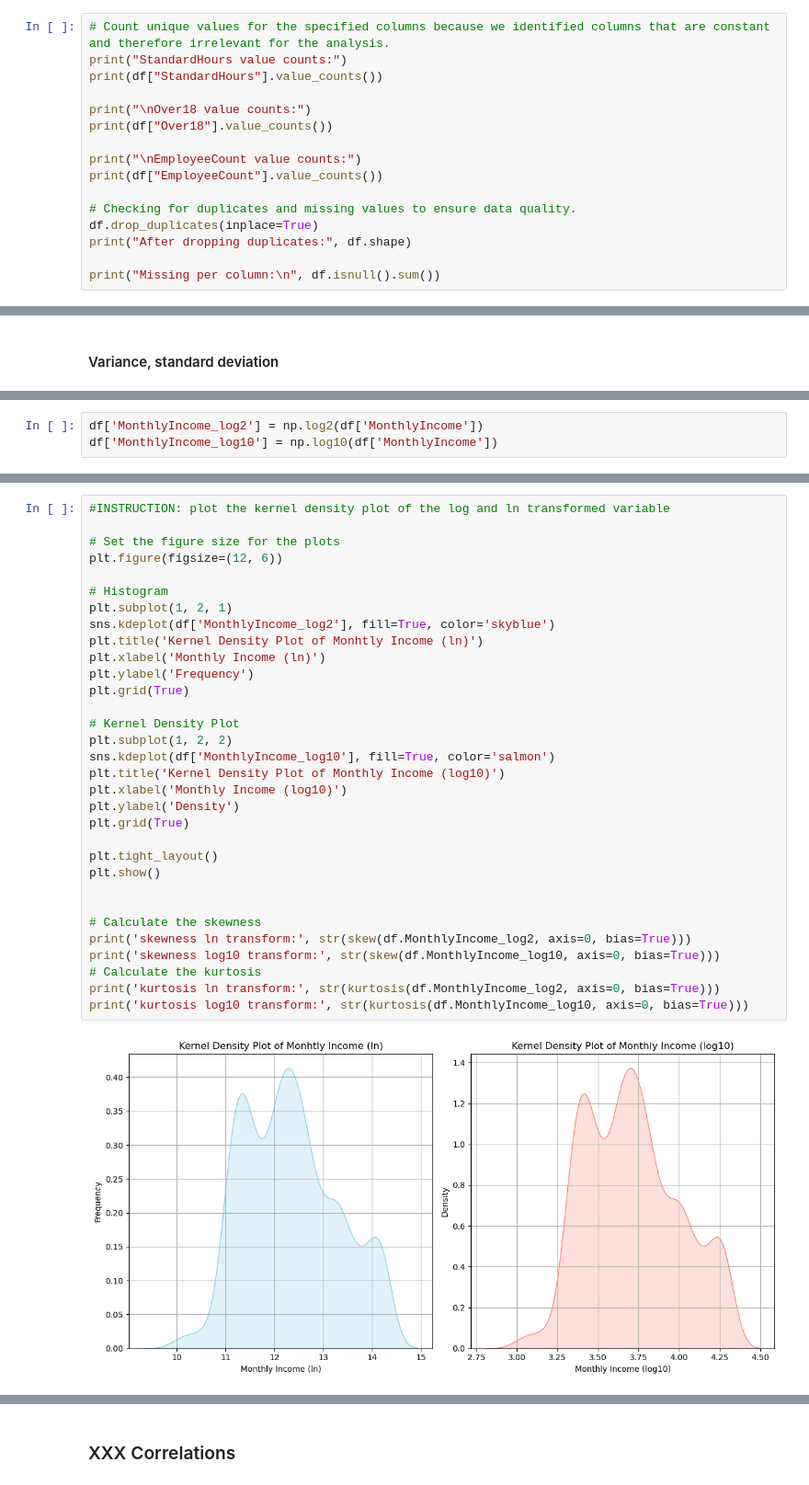
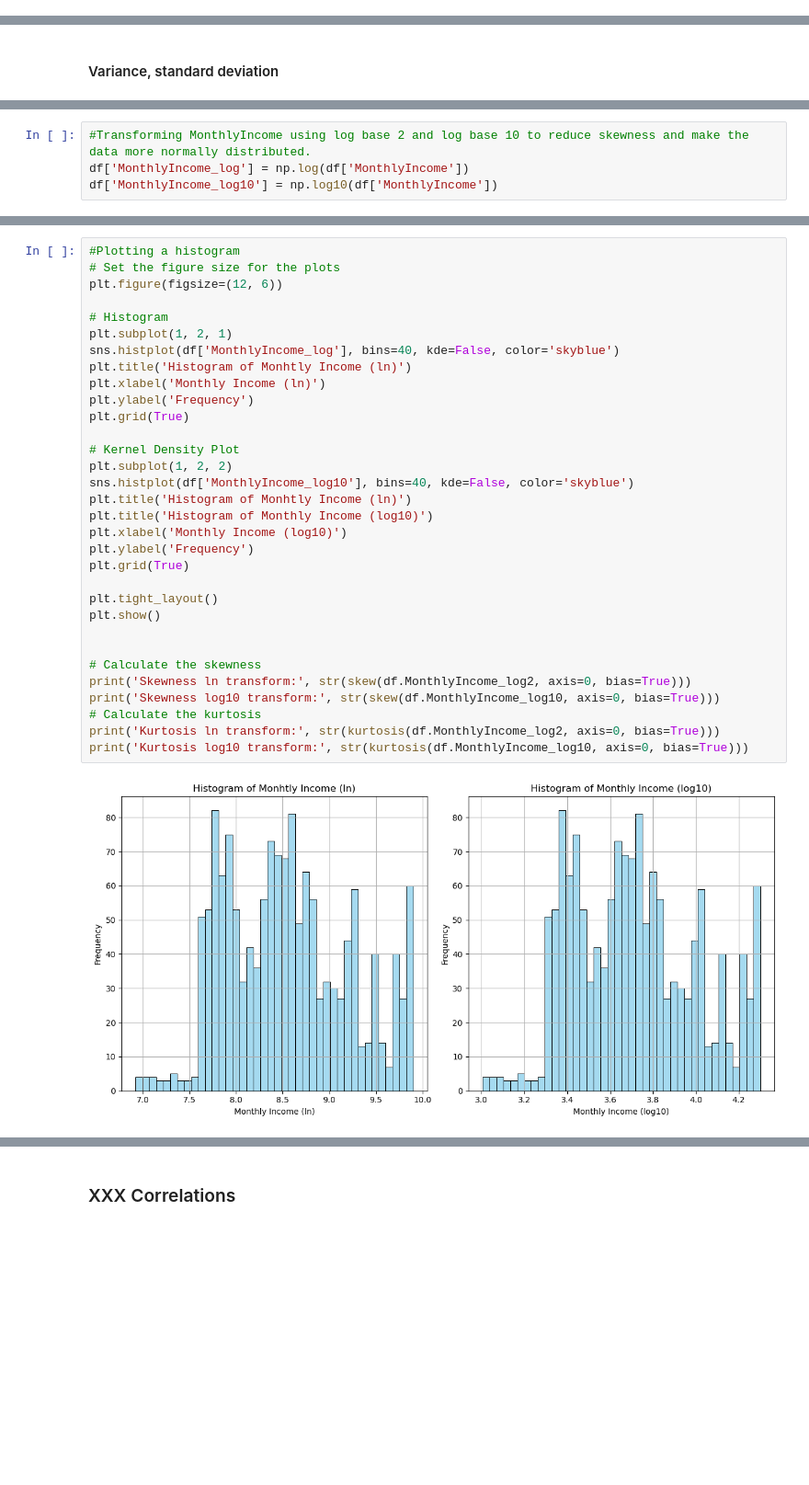
Before and after one commit to pepi151101/Research-Methods, a Jupyter notebook: Project 1.ipynb, the cells around one changed output, grey strips where cells are left out. Shown at 92% size. Drawn from its saved outputs; the diff is of its cells as text; blank space fills up the shorter version.

```diff
--- a/Project 1.ipynb
+++ b/Project 1.ipynb
@@ -124,19 +160,3 @@ print(df.head(20))
 17                        0                     0
 18                        3                     7
 19                        1                     2
-# %%
-# Count unique values for the specified columns because we identified columns that are constant and therefore irrelevant for the analysis.
-print("StandardHours value counts:")
-print(df["StandardHours"].value_counts())
-
-print("\nOver18 value counts:")
-print(df["Over18"].value_counts())
-
-print("\nEmployeeCount value counts:")
-print(df["EmployeeCount"].value_counts())
-
-# Checking for duplicates and missing values to ensure data quality.
-df.drop_duplicates(inplace=True)
-print("After dropping duplicates:", df.shape)
-
-print("Missing per column:\n", df.isnull().sum())
@@ -243,3 +468,4 @@ We can identify skewed data with more weight in the left tail of the distributio
 # %%
-df['MonthlyIncome_log2'] = np.log2(df['MonthlyIncome'])
+#Transforming MonthlyIncome using log base 2 and log base 10 to reduce skewness and make the data more normally distributed.
+df['MonthlyIncome_log'] = np.log(df['MonthlyIncome'])
 df['MonthlyIncome_log10'] = np.log10(df['MonthlyIncome'])
@@ -246,34 +496,34 @@ df['MonthlyIncome_log10'] = np.log10(df['MonthlyIncome'])
 # %%
-#INSTRUCTION: plot the kernel density plot of the log and ln transformed variable
-
+#Plotting a histogram
 # Set the figure size for the plots
 plt.figure(figsize=(12, 6))
 
 # Histogram
 plt.subplot(1, 2, 1)
-sns.kdeplot(df['MonthlyIncome_log2'], fill=True, color='skyblue')
-plt.title('Kernel Density Plot of Monhtly Income (ln)')
+sns.histplot(df['MonthlyIncome_log'], bins=40, kde=False, color='skyblue')
+plt.title('Histogram of Monhtly Income (ln)')
 plt.xlabel('Monthly Income (ln)')
 plt.ylabel('Frequency')
 plt.grid(True)
 
 # Kernel Density Plot
 plt.subplot(1, 2, 2)
-sns.kdeplot(df['MonthlyIncome_log10'], fill=True, color='salmon')
-plt.title('Kernel Density Plot of Monthly Income (log10)')
+sns.histplot(df['MonthlyIncome_log10'], bins=40, kde=False, color='skyblue')
+plt.title('Histogram of Monhtly Income (ln)')
+plt.title('Histogram of Monthly Income (log10)')
 plt.xlabel('Monthly Income (log10)')
-plt.ylabel('Density')
+plt.ylabel('Frequency')
 plt.grid(True)
 
 plt.tight_layout()
 plt.show()
 
 
 # Calculate the skewness
-print('skewness ln transform:', str(skew(df.MonthlyIncome_log2, axis=0, bias=True)))
-print('skewness log10 transform:', str(skew(df.MonthlyIncome_log10, axis=0, bias=True)))
+print('Skewness ln transform:', str(skew(df.MonthlyIncome_log2, axis=0, bias=True)))
+print('Skewness log10 transform:', str(skew(df.MonthlyIncome_log10, axis=0, bias=True)))
 # Calculate the kurtosis
-print('kurtosis ln transform:', str(kurtosis(df.MonthlyIncome_log2, axis=0, bias=True)))
-print('kurtosis log10 transform:', str(kurtosis(df.MonthlyIncome_log10, axis=0, bias=True)))
+print('Kurtosis ln transform:', str(kurtosis(df.MonthlyIncome_log2, axis=0, bias=True)))
+print('Kurtosis log10 transform:', str(kurtosis(df.MonthlyIncome_log10, axis=0, bias=True)))
 # %% [output]
-[figure, old version]
+[figure, new version]
```
Also changed, not shown: parts of 123 cells of this notebook.
